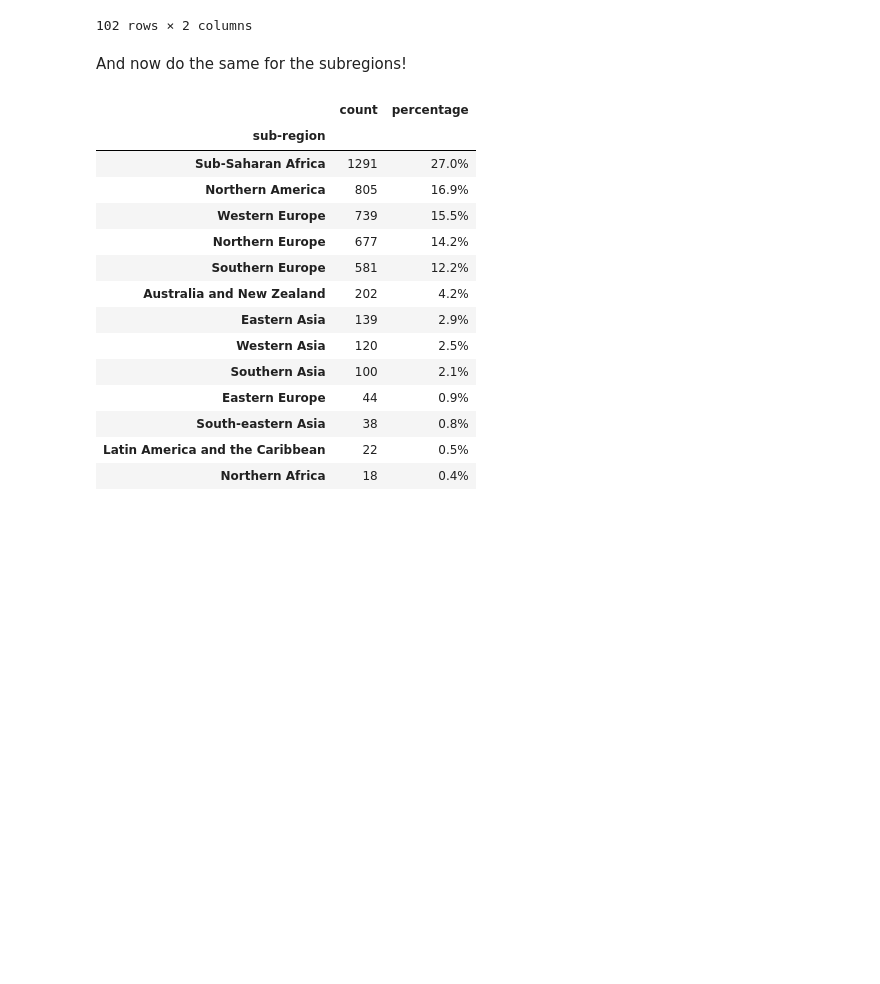
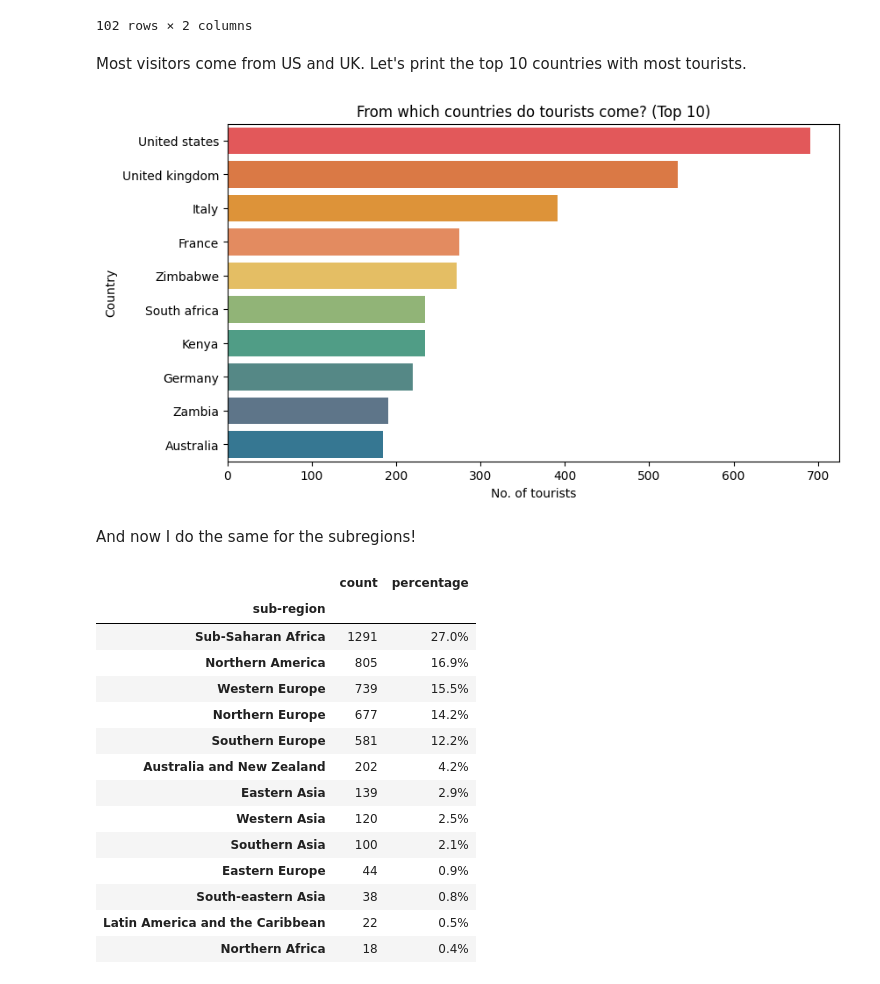
Before and after one commit to scheinmensch/Tanzania_Tourism_Prediction, a Jupyter notebook: EDA.ipynb, the cells around one changed output. Cells and saved outputs as stored; diff of their text form; code cells hidden in the pictures; blank space fills up the shorter version.

```diff
--- a/EDA.ipynb
+++ b/EDA.ipynb
@@ -478,6 +469,19 @@ countries
 | Tunisia | 1 | 0.0% |
 | Estonia | 1 | 0.0% |
 102 rows × 2 columns
+# %% [markdown]
+Most visitors come from US and UK. Let's print the top 10 countries with most tourists.
+# %%
+# plot the top 10 countries
+
+country_order = TZA['country'].value_counts().head(10).index
+plt.figure(figsize=(9, 5))
+ax = sns.countplot(data=TZA, y='country', order=country_order, palette = cpal)
+plt.title('From which countries do tourists come? (Top 10)')
+plt.xlabel('No. of tourists')
+plt.ylabel('Country');
+# %% [output]
+[figure, added]
 # %% [markdown]
-And now do the same for the subregions!
+And now I do the same for the subregions!
 # %%
```
Also changed, not shown: parts of 15 cells of this notebook.
